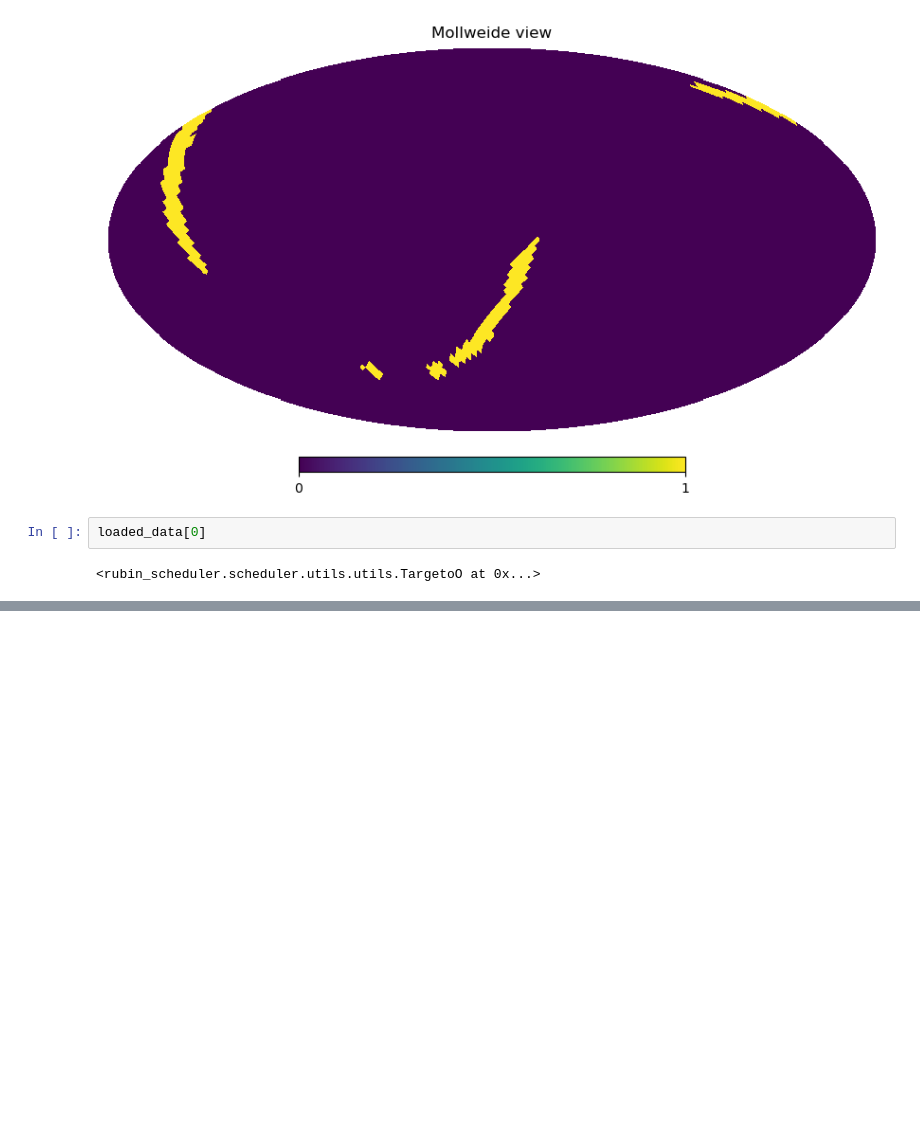
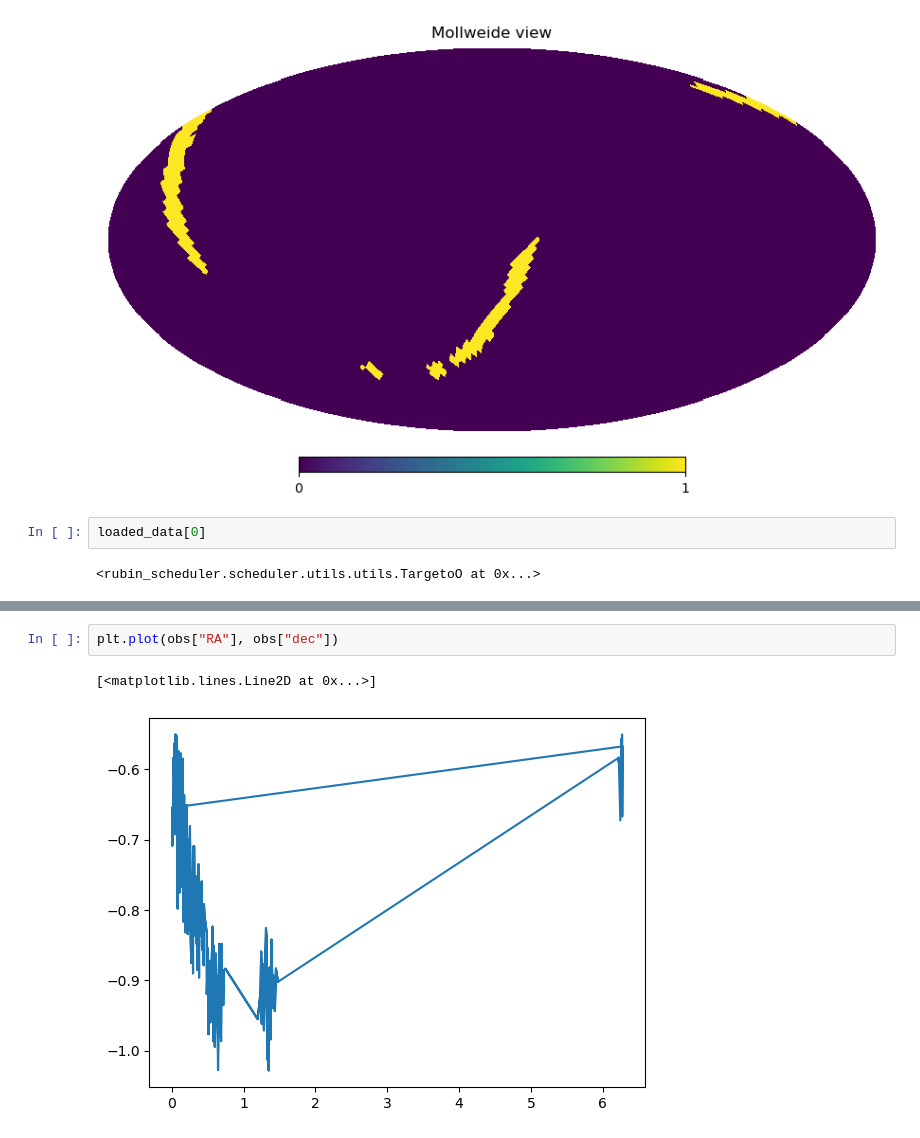
Before and after one commit to yoachim/25_scratch, a Jupyter notebook: too_large/large_too_fp.ipynb, the cells around one changed output, grey strips where cells are left out. Drawn from its saved outputs; the diff is of its cells as text; blank space fills up the shorter version.

```diff
--- a/too_large/large_too_fp.ipynb
+++ b/too_large/large_too_fp.ipynb
@@ -18,0 +51,5 @@ loaded_data[0]
+# %%
+plt.plot(obs["RA"], obs["dec"])
+# %% [output]
+[<matplotlib.lines.Line2D at 0x...>]
+[figure, added]
```
Also changed, not shown: parts of 18 cells of this notebook.
